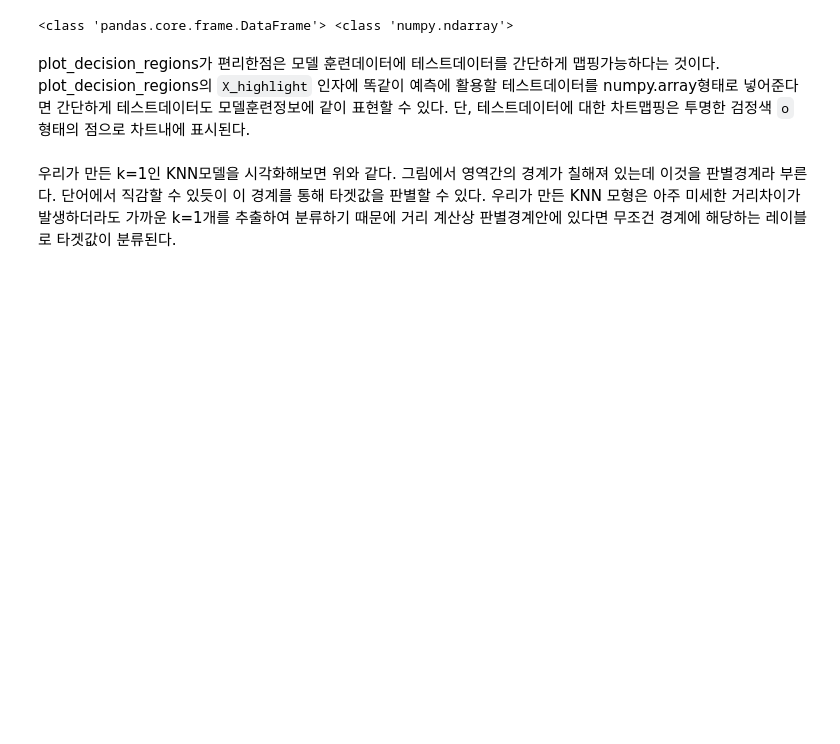
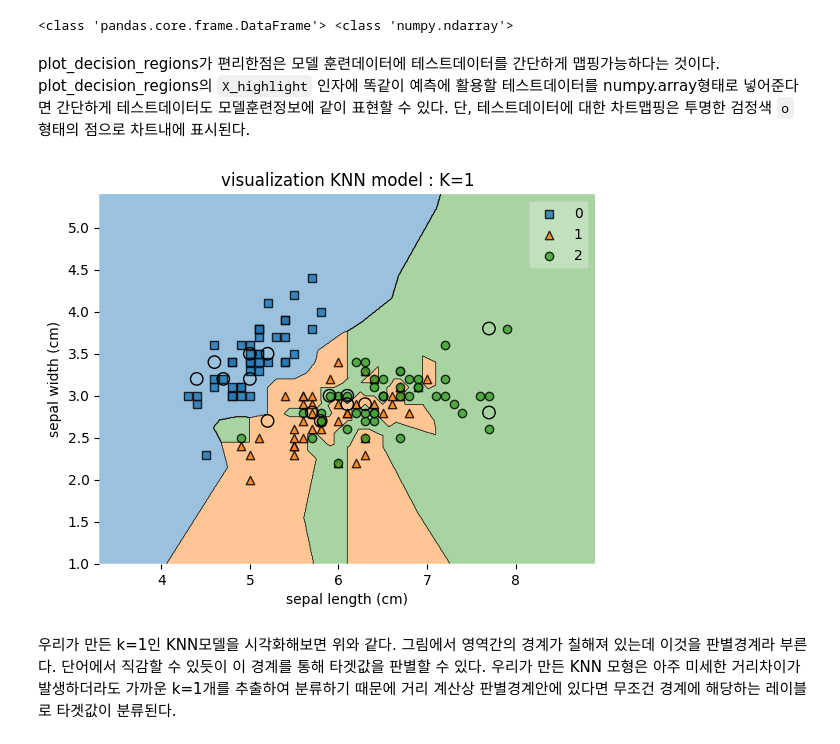
Before and after one commit to int29/PMLP-101, a Jupyter notebook: chapter_02_Algorithm_Classification_01_KNN/Untitled.ipynb, the cells around one changed output. Cells and saved outputs as stored; diff of their text form; code cells hidden in the pictures; blank space fills up the shorter version.

```diff
--- a/chapter_02_Algorithm_Classification_01_KNN/Untitled.ipynb
+++ b/chapter_02_Algorithm_Classification_01_KNN/Untitled.ipynb
@@ -252,14 +252,16 @@ plot_decision_regions가 편리한점은 모델 훈련데이터에 테스트데
 # %%
 # 단, mlextend 라이브러리의 경우 모든 arg를  np.array로 필요로 하기 때문에 데이터프레임형태의 X_train를 np.array값으로 받아온다.
 n_neighbors=1
 plot_decision_regions(X_train.values, y_train.values, clf=clf, X_highlight=X_test.values)
 
 # matplotlib 에서 x축이름(xlabel), y축이름(ylabel), 차트제목(title)을 지정해주는 옵션으로
 # matplotlib사용법이기 때문에 참고만 진행해도 좋다.
-plt.xlabel('petal length (cm)')
-plt.ylabel('petal width (cm)')
+plt.xlabel('sepal length (cm)')
+plt.ylabel('sepal width (cm)')
 plt.title(f'visualization KNN model : K={n_neighbors}')
 plt.show()
+# %% [output]
+[figure, added]
 # %% [markdown]
 우리가 만든 k=1인 KNN모델을 시각화해보면 위와 같다. 그림에서 영역간의 경계가 칠해져 있는데 이것을 판별경계라 부른다. 단어에서 직감할 수 있듯이 이 경계를 통해 타겟값을 판별할 수 있다. 우리가 만든 KNN 모형은 아주 미세한 거리차이가 발생하더라도 가까운 k=1개를 추출하여 분류하기 때문에 거리 계산상 판별경계안에 있다면 무조건 경계에 해당하는 레이블로 타겟값이 분류된다.
 # %% [markdown]
```
Also changed, not shown: parts of 12 cells of this notebook.
